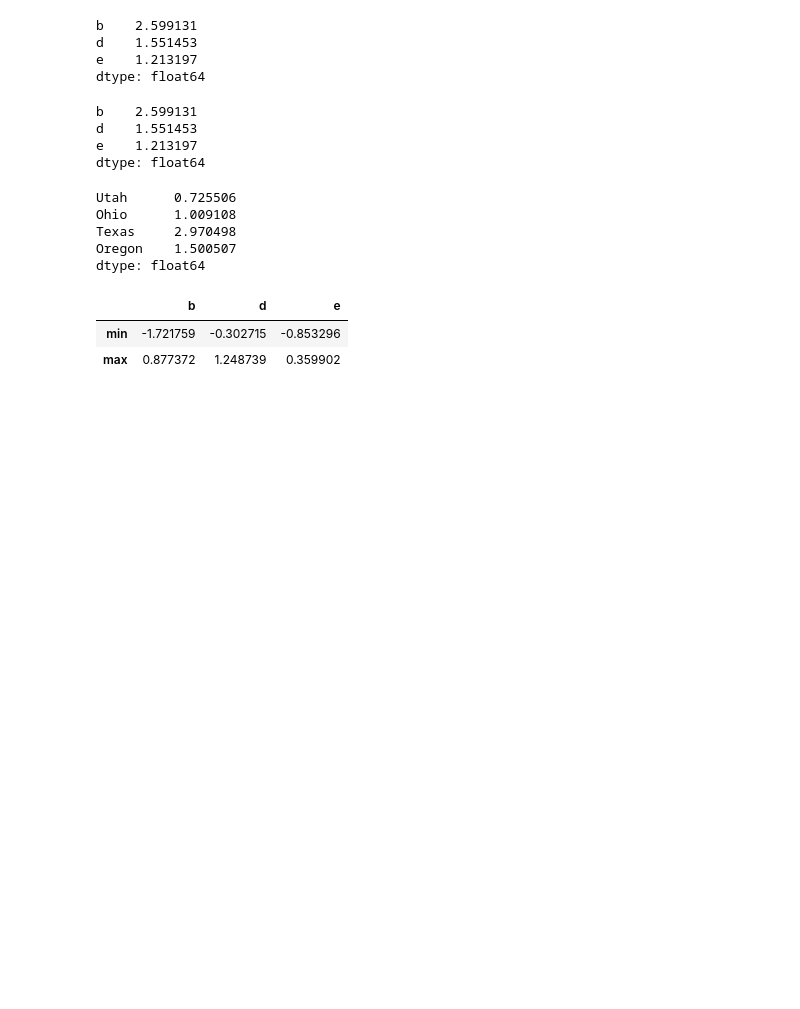
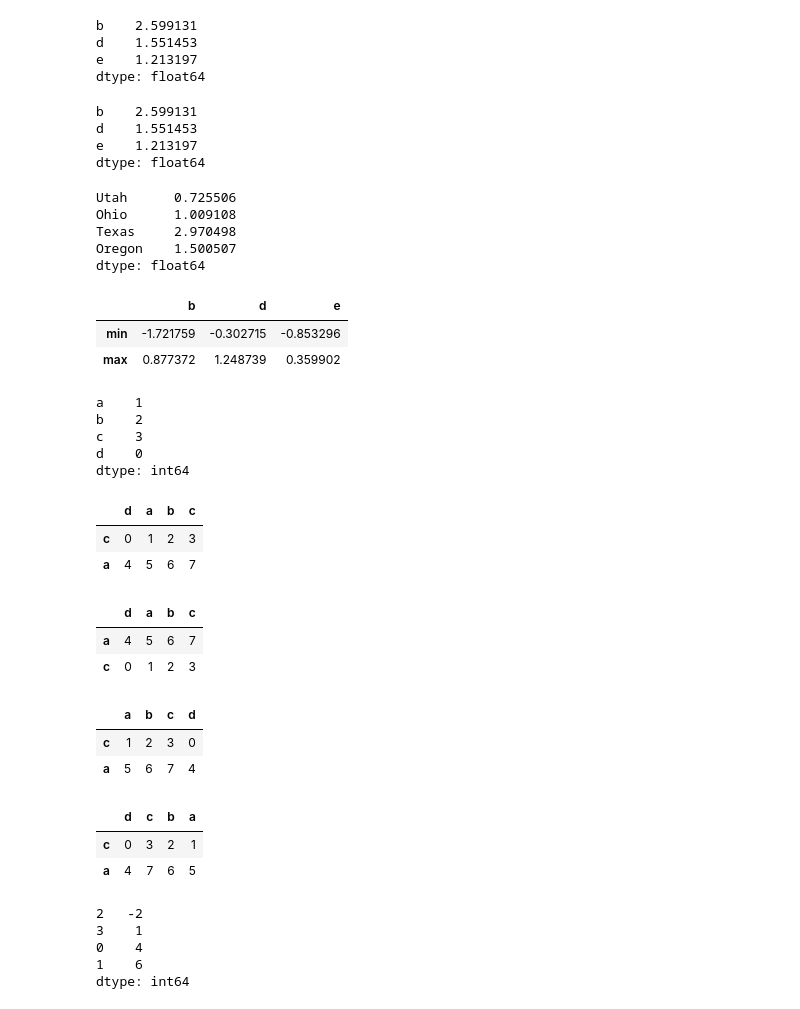
Before and after one commit to verba-neo/KDT-data-33, a Jupyter notebook: 02-statistics/Pandas.ipynb, the cells around one changed output. Drawn from its saved outputs; the diff is of its cells as text; code cells hidden in the pictures; blank space fills up the shorter version.

```diff
--- a/02-statistics/Pandas.ipynb
+++ b/02-statistics/Pandas.ipynb
@@ -846,0 +849,48 @@ df.apply(func)
+# %%
+s = pd.Series(range(4), index=['d', 'a', 'b', 'c'])
+# index 기준 정렬 (원본 안바뀜. 새로운 Series 리턴)
+s.sort_index()
+# %% [output]
+a    1
+b    2
+c    3
+d    0
+dtype: int64
+# %%
+df = pd.DataFrame(np.arange(8).reshape((2, 4)), index=['c', 'a'], columns=['d', 'a', 'b', 'c'])
+df
+# %% [output]
+|  | d | a | b | c |
+| c | 0 | 1 | 2 | 3 |
+| a | 4 | 5 | 6 | 7 |
+# %%
+# index(row 이름) 기준 정렬
+df.sort_index()
+# %% [output]
+|  | d | a | b | c |
+| a | 4 | 5 | 6 | 7 |
+| c | 0 | 1 | 2 | 3 |
+# %%
+# col 이름 기준 정렬
+df.sort_index(axis='columns')  # == df.sort_index(axis=1)
+# %% [output]
+|  | a | b | c | d |
+| c | 1 | 2 | 3 | 0 |
+| a | 5 | 6 | 7 | 4 |
+# %%
+# 기본 오름차순(ascending) => 내림차순
+df.sort_index(axis=1, ascending=False)  # col 을 이름 내림차순으로 정렬
+# %% [output]
+|  | d | c | b | a |
+| c | 0 | 3 | 2 | 1 |
+| a | 4 | 7 | 6 | 5 |
+# %%
+# Series 를 Value 기준으로 정렬
+s = pd.Series([4, 6, -2, 1])
+s.sort_values()
+# %% [output]
+2   -2
+3    1
+0    4
+1    6
+dtype: int64
```
Also changed, not shown: parts of 24 cells of this notebook.
